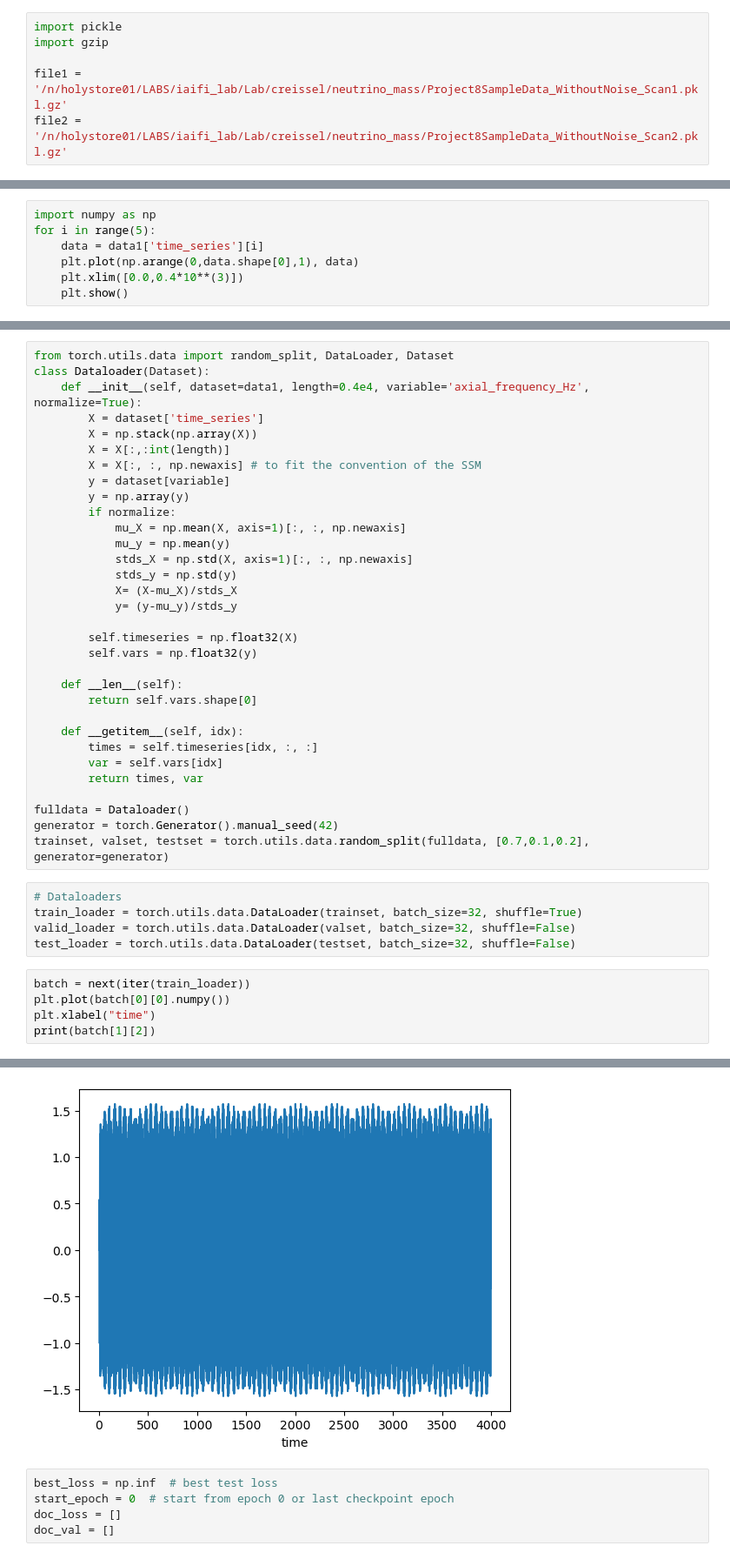
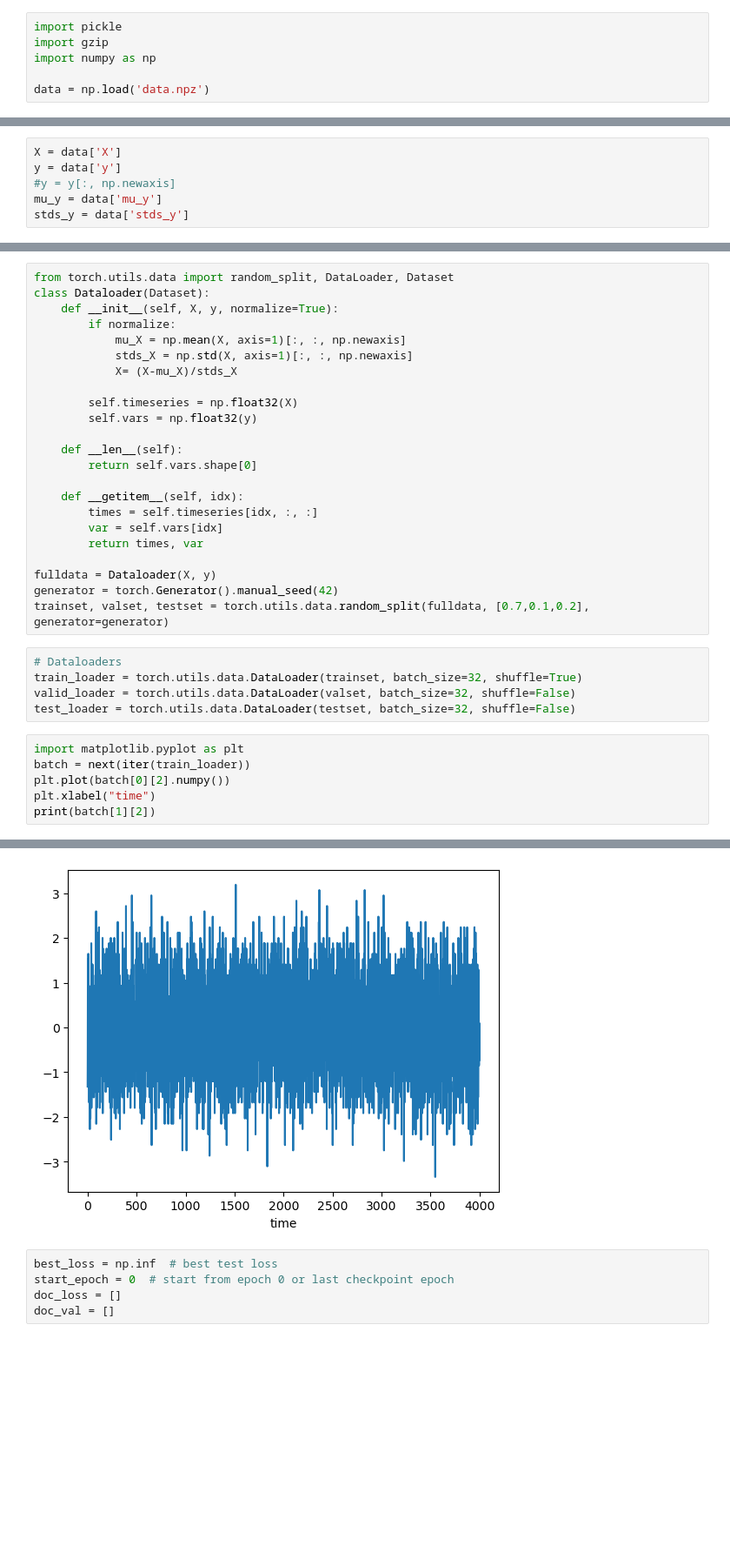
Before and after one commit to chreissel/neutrino_project, a Jupyter notebook: FirstTest.ipynb, the cells around one changed output, grey strips where cells are left out. Shown at 87% size. Saved outputs shown, nothing was run; the diff lists cells and outputs as text; blank space fills up the shorter version.

```diff
--- a/FirstTest.ipynb
+++ b/FirstTest.ipynb
@@ -3,6 +3,6 @@
 # %%
 import pickle
 import gzip
+import numpy as np
 
-file1 = '/n/holystore01/LABS/iaifi_lab/Lab/creissel/neutrino_mass/Project8SampleData_WithoutNoise_Scan1.pkl.gz'
-file2 = '/n/holystore01/LABS/iaifi_lab/Lab/creissel/neutrino_mass/Project8SampleData_WithoutNoise_Scan2.pkl.gz'
+data = np.load('data.npz')
@@ -55,7 +8,0 @@ Text(0, 0.5, '# Entries')
-# %%
-import numpy as np
-for i in range(5):
-    data = data1['time_series'][i]
-    plt.plot(np.arange(0,data.shape[0],1), data)
-    plt.xlim([0.0,0.4*10**(3)])
-    plt.show()
@@ -72,3 +9,9 @@ Open questions:
+# %%
+X = data['X']
+y = data['y']
+#y = y[:, np.newaxis]
+mu_y = data['mu_y']
+stds_y = data['stds_y']
 # %% [markdown]
 # Setting-up S4D Model
 # %%
@@ -183,20 +127,11 @@ Optimizer group 1 | 6 tensors | lr 0.001 | weight_decay 0.0
 # %%
 from torch.utils.data import random_split, DataLoader, Dataset
 class Dataloader(Dataset):
-    def __init__(self, dataset=data1, length=0.4e4, variable='axial_frequency_Hz', normalize=True):
-        X = dataset['time_series']
-        X = np.stack(np.array(X))
-        X = X[:,:int(length)]
-        X = X[:, :, np.newaxis] # to fit the convention of the SSM
-        y = dataset[variable]
-        y = np.array(y)
+    def __init__(self, X, y, normalize=True):
         if normalize:
             mu_X = np.mean(X, axis=1)[:, :, np.newaxis]
-            mu_y = np.mean(y)
             stds_X = np.std(X, axis=1)[:, :, np.newaxis]
-            stds_y = np.std(y)
             X= (X-mu_X)/stds_X
-            y= (y-mu_y)/stds_y
 
         self.timeseries = np.float32(X)
         self.vars = np.float32(y)
@@ -209,7 +144,7 @@ class Dataloader(Dataset):
         var = self.vars[idx]
         return times, var
 
-fulldata = Dataloader()
+fulldata = Dataloader(X, y)
 generator = torch.Generator().manual_seed(42)
 trainset, valset, testset = torch.utils.data.random_split(fulldata, [0.7,0.1,0.2], generator=generator)
 # %%
@@ -218,8 +153,9 @@ train_loader = torch.utils.data.DataLoader(trainset, batch_size=32, shuffle=True
 valid_loader = torch.utils.data.DataLoader(valset, batch_size=32, shuffle=False)
 test_loader = torch.utils.data.DataLoader(testset, batch_size=32, shuffle=False)
 # %%
+import matplotlib.pyplot as plt
 batch = next(iter(train_loader))
-plt.plot(batch[0][0].numpy())
+plt.plot(batch[0][2].numpy())
 plt.xlabel("time")
 print(batch[1][2])
 # %% [output]
@@ -227,4 +163,4 @@ tensor(-2.0932)
-[figure, old version]
+[figure, new version]
 # %%
 best_loss = np.inf  # best test loss
 start_epoch = 0  # start from epoch 0 or last checkpoint epoch
```
Also changed, not shown: parts of 21 cells of this notebook.
